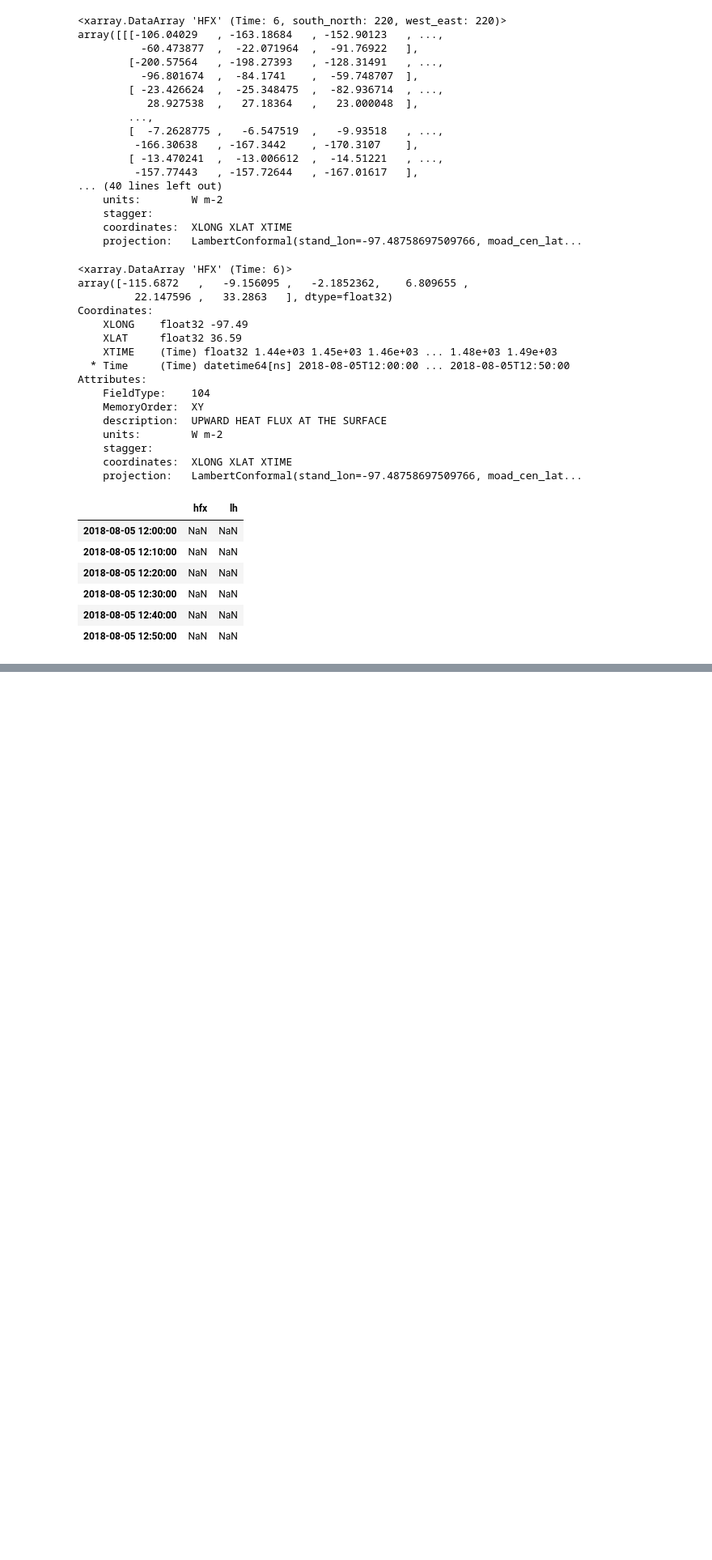
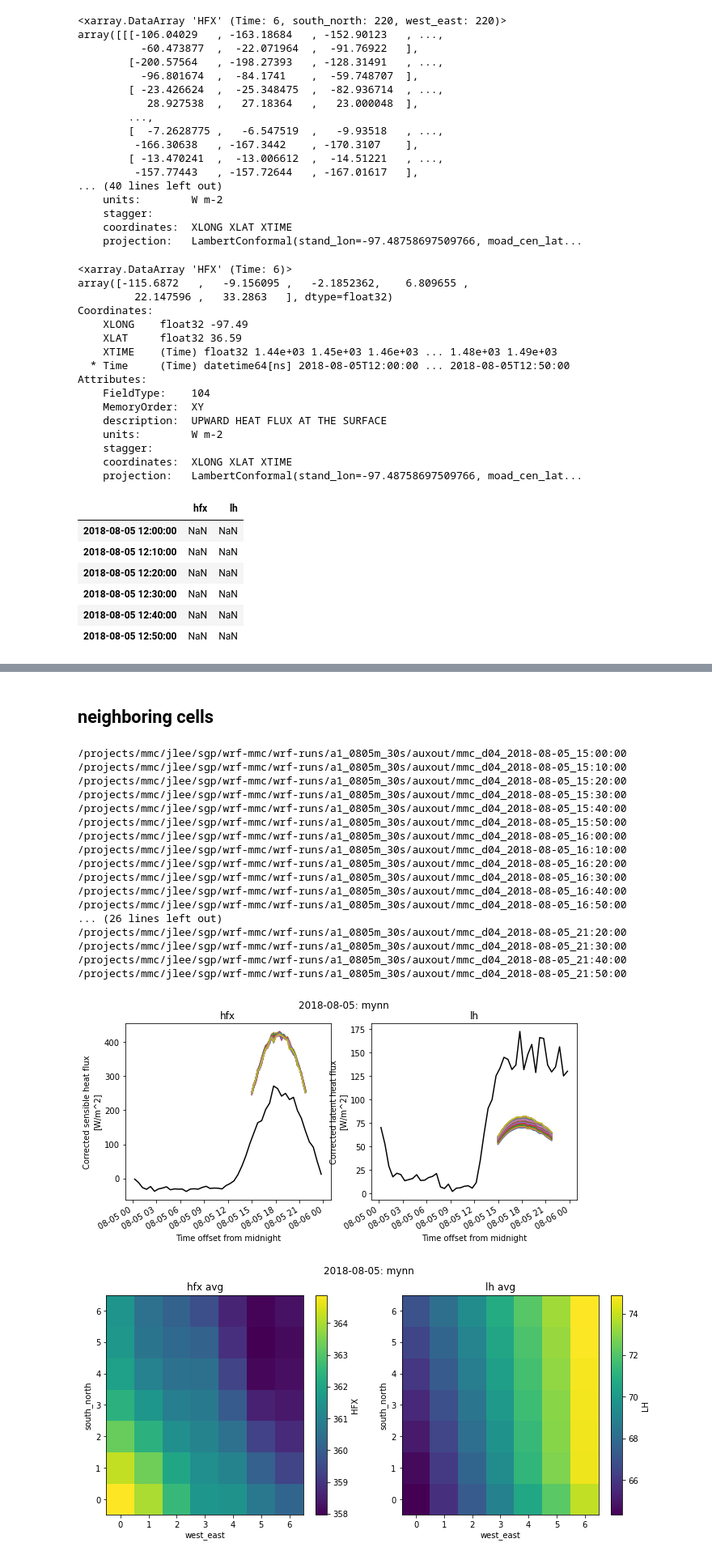
Before and after one commit to joejoeyjoseph/mmc-pnnl-j3, a Jupyter notebook: sgp/eagle/04c_aux_flux_ts.ipynb, the cells around one changed output, grey strips where cells are left out. Shown at 81% size. Saved outputs shown, nothing was run; the diff lists cells and outputs as text; code cells hidden in the pictures; blank space fills up the shorter version.

Commit message:
1 min flux from neighbors

```diff
--- a/sgp/eagle/04c_aux_flux_ts.ipynb
+++ b/sgp/eagle/04c_aux_flux_ts.ipynb
@@ -28,10 +28,10 @@ target_height_agl = 80
 # omit number of cells on edges
 cut_cells = 10
 
-obs_dir = '/projects/mmcpnnl/sgp_obs/'
-wrf_runs_dir = '/projects/mmcpnnl/jlee/wrf-mmc/sgp/'
+obs_dir = '/projects/mmc/jlee/sgp/sgp_obs/'
+wrf_runs_dir = '/projects/mmc/jlee/sgp/wrf-mmc/wrf-runs/'
 nb_dir = !pwd
-plots_dir = nb_dir[0]+'/plots_04c'
+# plots_dir = nb_dir[0]+'/plots_04c'
 
 # obs
 co2flx25m_ncs = obs_dir+'sgpco2flx25mC1.b1/*.nc'
@@ -377,0 +408,2 @@ wrf_df
+# %% [markdown]
+## neighboring cells
@@ -377,0 +460,59 @@ wrf_df
+# %%
+def plot_fluxts_avgheatm(run, hfx_da, lh_da, eval_date):
+
+    co2flx4m_eval = co2flx4m.sel(time=slice(eval_date, eval_date))
+
+    fig, ax = plt.subplots(1, 2, figsize=(10, 4))
+
+    for i in np.arange(hfx_da.shape[1]):
+        for j in np.arange(hfx_da.shape[2]):
+            hfx_da[:, i, j].resample(Time='15Min').asfreq().plot(ax=ax[0])
+    co2flx4m_eval['sensible_heat_flux'].plot(c='k', ax=ax[0])
+    ax[0].set_title('hfx')
+
+    for i in np.arange(lh_da.shape[1]):
+        for j in np.arange(lh_da.shape[2]):
+            lh_da[:, i, j].resample(Time='15Min').asfreq().plot(ax=ax[1])
+    co2flx4m_eval['latent_heat_flux'].plot(c='k', ax=ax[1])
+    ax[1].set_title('lh')
+
+    plt.suptitle(eval_date+': '+run)
+    plt.show()
+
+    fig, ax = plt.subplots(1, 2, figsize=(12, 5))
+
+    hfx_da.mean(dim=['Time']).plot(ax=ax[0])
+    ax[0].set_title('hfx avg')
+
+    lh_da.mean(dim=['Time']).plot(ax=ax[1])
+    ax[1].set_title('lh avg')
+
+    plt.suptitle(eval_date+': '+run)
+    plt.show()
+# %%
+eval_date = '2018-08-05'
+neighbor = 3
+# %%
+run = 'mynn'
+hfx_da_m0805, lh_da_m0805 = get_neighbor_flux_da(eval_date, run, neighbor)
+plot_fluxts_avgheatm(run, hfx_da_m0805, lh_da_m0805, eval_date)
+# %% [output]
+/projects/mmc/jlee/sgp/wrf-mmc/wrf-runs/a1_0805m_30s/auxout/mmc_d04_2018-08-05_15:00:00
+/projects/mmc/jlee/sgp/wrf-mmc/wrf-runs/a1_0805m_30s/auxout/mmc_d04_2018-08-05_15:10:00
+/projects/mmc/jlee/sgp/wrf-mmc/wrf-runs/a1_0805m_30s/auxout/mmc_d04_2018-08-05_15:20:00
+/projects/mmc/jlee/sgp/wrf-mmc/wrf-runs/a1_0805m_30s/auxout/mmc_d04_2018-08-05_15:30:00
+/projects/mmc/jlee/sgp/wrf-mmc/wrf-runs/a1_0805m_30s/auxout/mmc_d04_2018-08-05_15:40:00
+/projects/mmc/jlee/sgp/wrf-mmc/wrf-runs/a1_0805m_30s/auxout/mmc_d04_2018-08-05_15:50:00
+/projects/mmc/jlee/sgp/wrf-mmc/wrf-runs/a1_0805m_30s/auxout/mmc_d04_2018-08-05_16:00:00
+/projects/mmc/jlee/sgp/wrf-mmc/wrf-runs/a1_0805m_30s/auxout/mmc_d04_2018-08-05_16:10:00
+/projects/mmc/jlee/sgp/wrf-mmc/wrf-runs/a1_0805m_30s/auxout/mmc_d04_2018-08-05_16:20:00
+/projects/mmc/jlee/sgp/wrf-mmc/wrf-runs/a1_0805m_30s/auxout/mmc_d04_2018-08-05_16:30:00
+/projects/mmc/jlee/sgp/wrf-mmc/wrf-runs/a1_0805m_30s/auxout/mmc_d04_2018-08-05_16:40:00
+/projects/mmc/jlee/sgp/wrf-mmc/wrf-runs/a1_0805m_30s/auxout/mmc_d04_2018-08-05_16:50:00
+... (26 lines left out)
+/projects/mmc/jlee/sgp/wrf-mmc/wrf-runs/a1_0805m_30s/auxout/mmc_d04_2018-08-05_21:20:00
+/projects/mmc/jlee/sgp/wrf-mmc/wrf-runs/a1_0805m_30s/auxout/mmc_d04_2018-08-05_21:30:00
+/projects/mmc/jlee/sgp/wrf-mmc/wrf-runs/a1_0805m_30s/auxout/mmc_d04_2018-08-05_21:40:00
+/projects/mmc/jlee/sgp/wrf-mmc/wrf-runs/a1_0805m_30s/auxout/mmc_d04_2018-08-05_21:50:00
+[figure, added]
+[figure, added]
```
Also changed, not shown: parts of 42 cells of this notebook.
